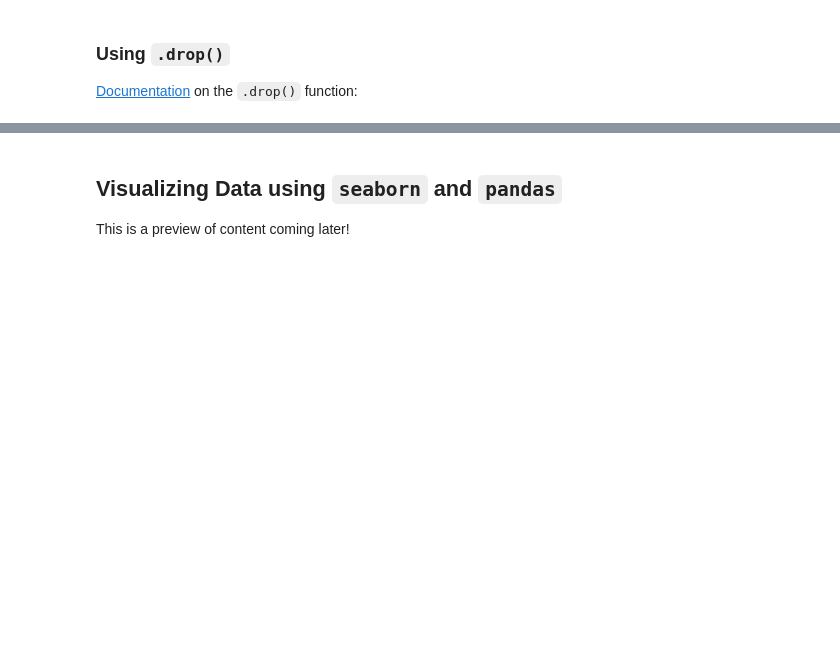
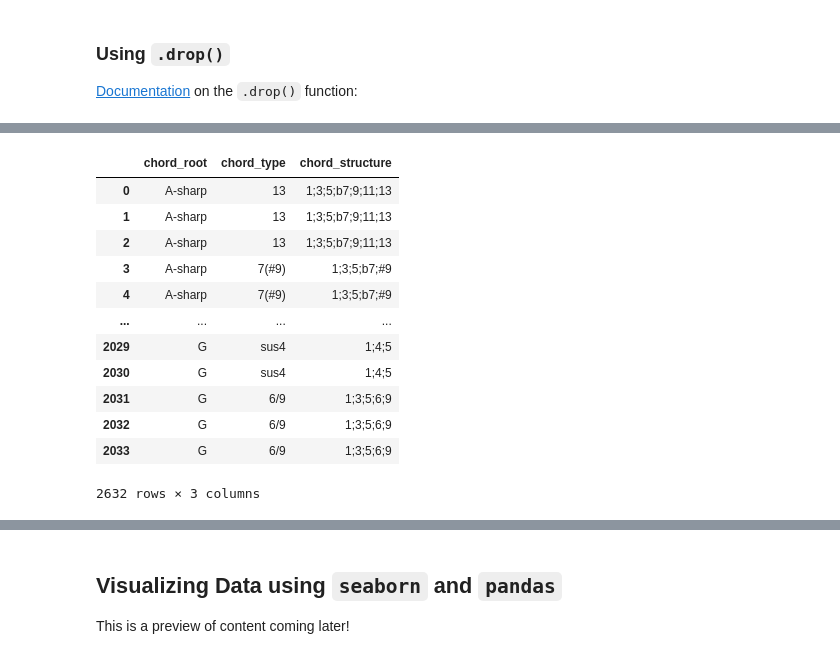
Before and after one commit to ubco-cmps/data301_course, a Jupyter notebook: notes/week05/Class5B/Class5B.ipynb, the cells around one changed output, grey strips where cells are left out. Cells and saved outputs as stored; diff of their text form; code cells hidden in the pictures; blank space fills up the shorter version.

```diff
--- a/notes/week05/Class5B/Class5B.ipynb
+++ b/notes/week05/Class5B/Class5B.ipynb
@@ -403,4 +431,20 @@ chords_cleaned
 # %%
-chords_cleaned = chords_cleaned.drop(["Notes", "New Column"], axis="columns")
+chords_cleaned = chords_cleaned.drop(["finger_positions", "note_names"], axis="columns")
+
+chords_cleaned
+# %% [output]
+|  | chord_root | chord_type | chord_structure |
+| 0 | A-sharp | 13 | 1;3;5;b7;9;11;13 |
+| 1 | A-sharp | 13 | 1;3;5;b7;9;11;13 |
+| 2 | A-sharp | 13 | 1;3;5;b7;9;11;13 |
+| 3 | A-sharp | 7(#9) | 1;3;5;b7;#9 |
+| 4 | A-sharp | 7(#9) | 1;3;5;b7;#9 |
+| ... | ... | ... | ... |
+| 2029 | G | sus4 | 1;4;5 |
+| 2030 | G | sus4 | 1;4;5 |
+| 2031 | G | 6/9 | 1;3;5;6;9 |
+| 2032 | G | 6/9 | 1;3;5;6;9 |
+| 2033 | G | 6/9 | 1;3;5;6;9 |
+2632 rows × 3 columns
 # %%
 sorted(list(chords_cleaned.columns))
```
Also changed, not shown: parts of 21 cells of this notebook, 1 other file.
